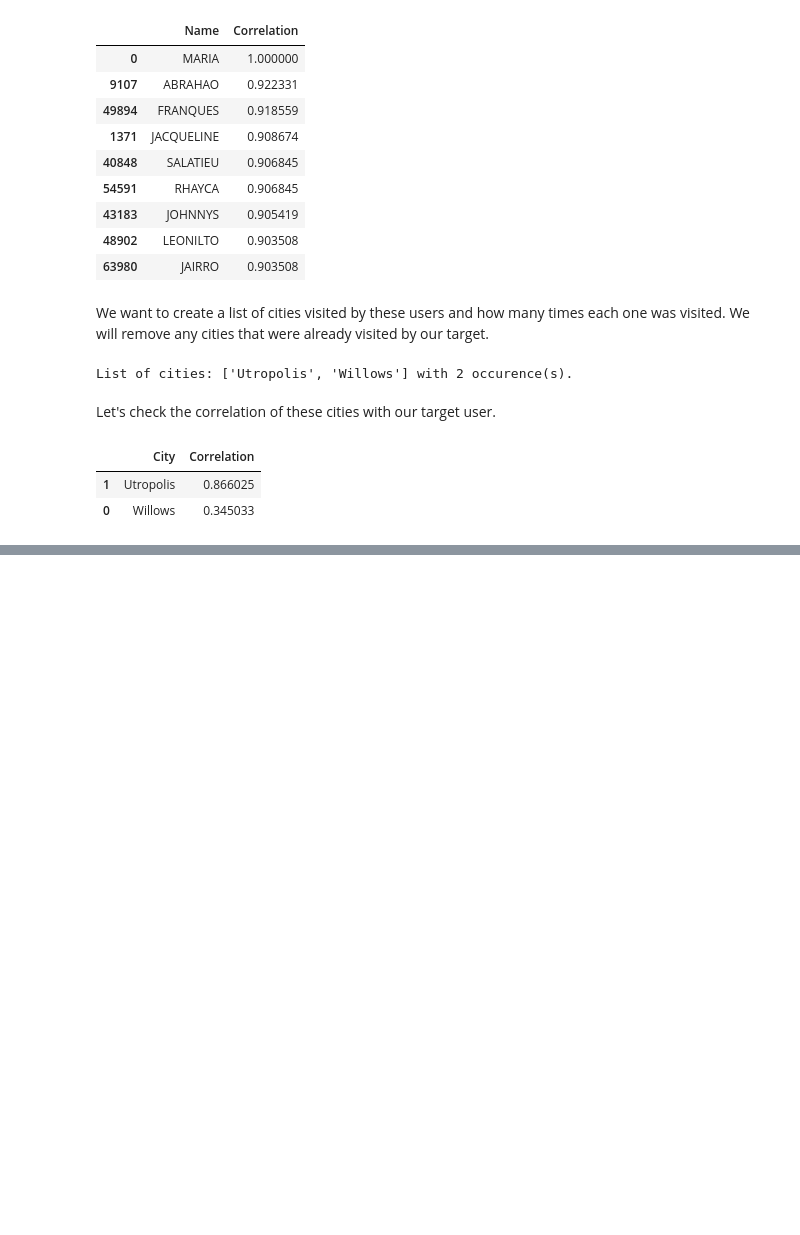
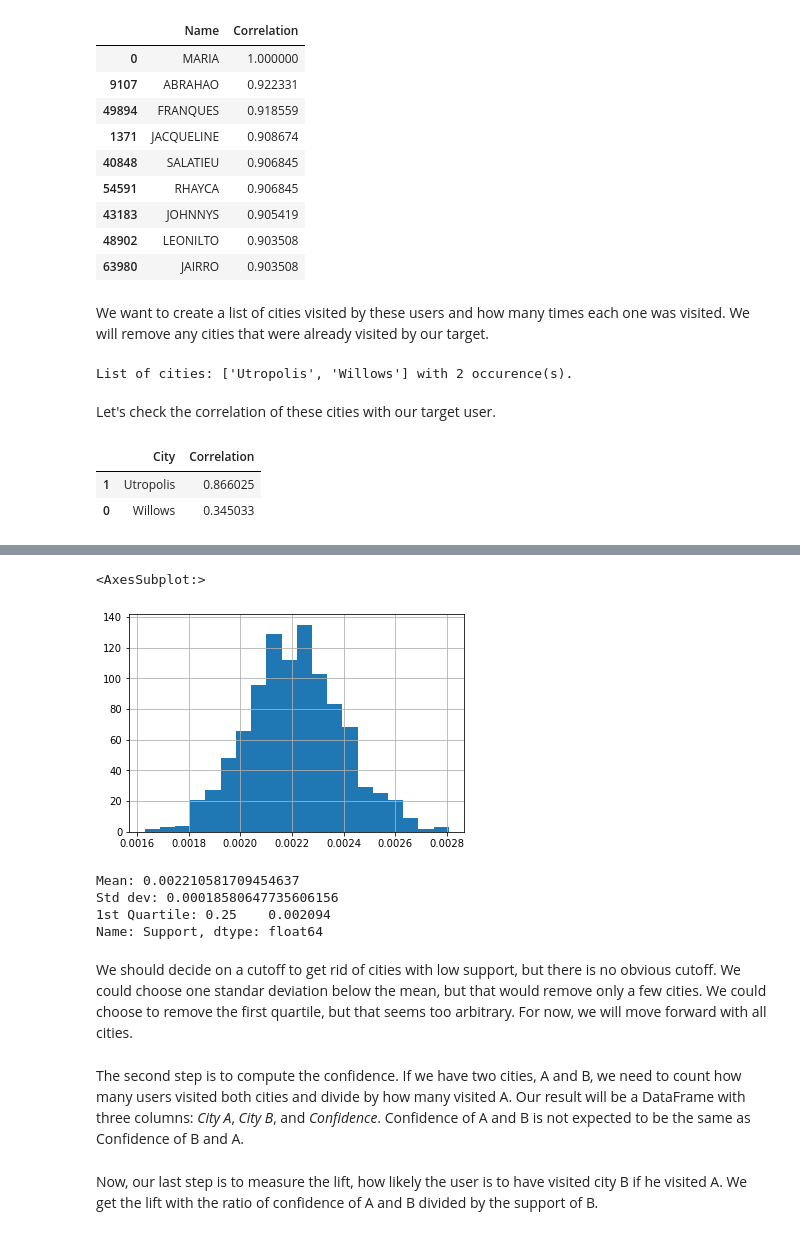
Before and after one commit to rodrigolink/travel_recommendation, a Jupyter notebook: tourism_recommendation_system.ipynb, the cells around one changed output, grey strips where cells are left out. Cells and saved outputs as stored; diff of their text form; code cells hidden in the pictures; blank space fills up the shorter version.

```diff
--- a/tourism_recommendation_system.ipynb
+++ b/tourism_recommendation_system.ipynb
@@ -560,0 +586,7 @@ corr_user_cities_test_df
+# %%
+city_support = pd.DataFrame(columns=['City','Support'])
+for city in city_table['City'].tolist():
+    df_temp = user_table[user_table['City']==city]
+    temp = [city,len(set(df_temp['Name'].tolist()))/len(user_vector)]
+    city_support.loc[len(city_support)] = temp
+city_support.head()
@@ -560,0 +600,18 @@ corr_user_cities_test_df
+# %%
+city_support['Support'].hist(bins=20)
+# %% [output]
+<AxesSubplot:>
+[figure, added]
+# %%
+print('Mean:',city_support['Support'].mean())
+print('Std dev:',city_support['Support'].std())
+print('1st Quartile:',city_support['Support'].quantile([0.25]))
+# %% [output]
+Mean: 0.002210581709454637
+Std dev: 0.00018580647735606156
+1st Quartile: 0.25    0.002094
+Name: Support, dtype: float64
+# %% [markdown]
+We should decide on a cutoff to get rid of cities with low support, but there is no obvious cutoff. We could choose one standar deviation below the mean, but that would remove only a few cities. We could choose to remove the first quartile, but that seems too arbitrary. For now, we will move forward with all cities.
+# %% [markdown]
+The second step is to compute the confidence. If we have two cities, A and B, we need to count how many users visited both cities and divide by how many visited A. Our result will be a DataFrame with three columns: *City A*, *City B*, and *Confidence*. Confidence of A and B is not expected to be the same as Confidence of B and A.
@@ -560,0 +631,2 @@ corr_user_cities_test_df
+# %% [markdown]
+Now, our last step is to measure the lift, how likely the user is to have visited city B if he visited A. We get the lift with the ratio of confidence of A and B divided by the support of B.
```
Also changed, not shown: parts of 10 cells of this notebook.
